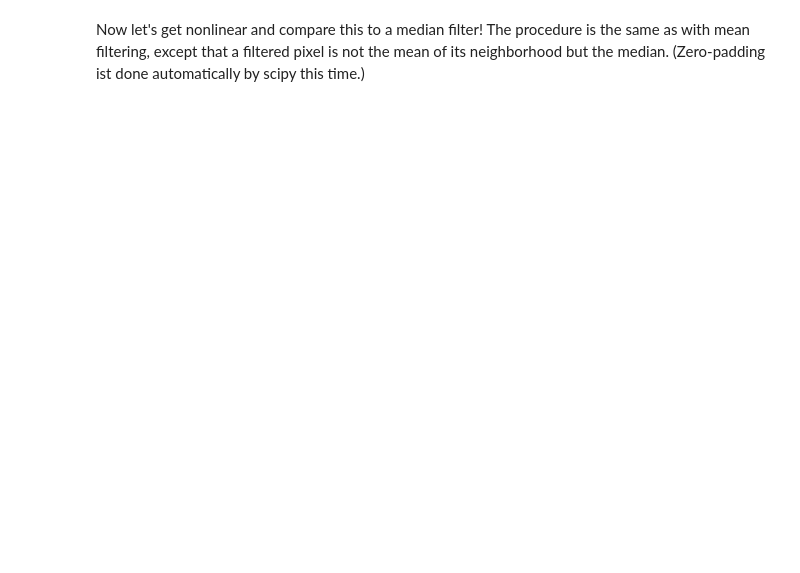
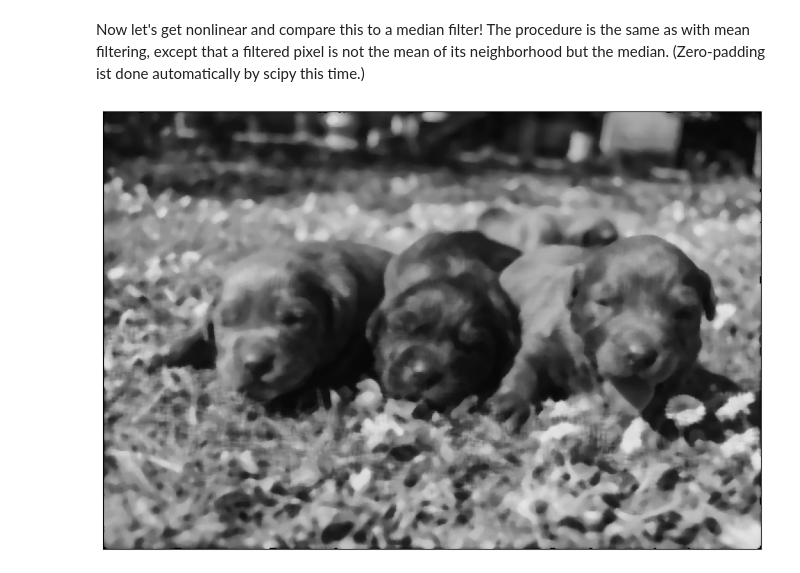
Before and after one commit to SPSC-TUGraz/Nonlinear-Signal-Processing-Practicals-, a Jupyter notebook: notebooks/sessions/1-1-flavor-of-nonlinearity.ipynb, the cells around one changed output. Drawn from its saved outputs; the diff is of its cells as text; code cells hidden in the pictures; blank space fills up the shorter version.

```diff
--- a/notebooks/sessions/1-1-flavor-of-nonlinearity.ipynb
+++ b/notebooks/sessions/1-1-flavor-of-nonlinearity.ipynb
@@ -59,9 +69,11 @@ Now let's get nonlinear and compare this to a median filter! The procedure is th
 that a filtered pixel is not the mean of its neighborhood but the median. (Zero-padding ist done automatically by scipy
 this time.)
 # %%
-k = 3 # the neighborhood size, should be an odd number of pixels
+k = 7 # the neighborhood size, should be an odd number of pixels
 
 # apply median filter
 filtered_img = ss.medfilt2d(corrupted_img, kernel_size=k)
 
 show_grayscale_img(filtered_img)
+# %% [output]
+[figure, added]
```
Also changed, not shown: parts of 4 cells of this notebook, 8 other files.
